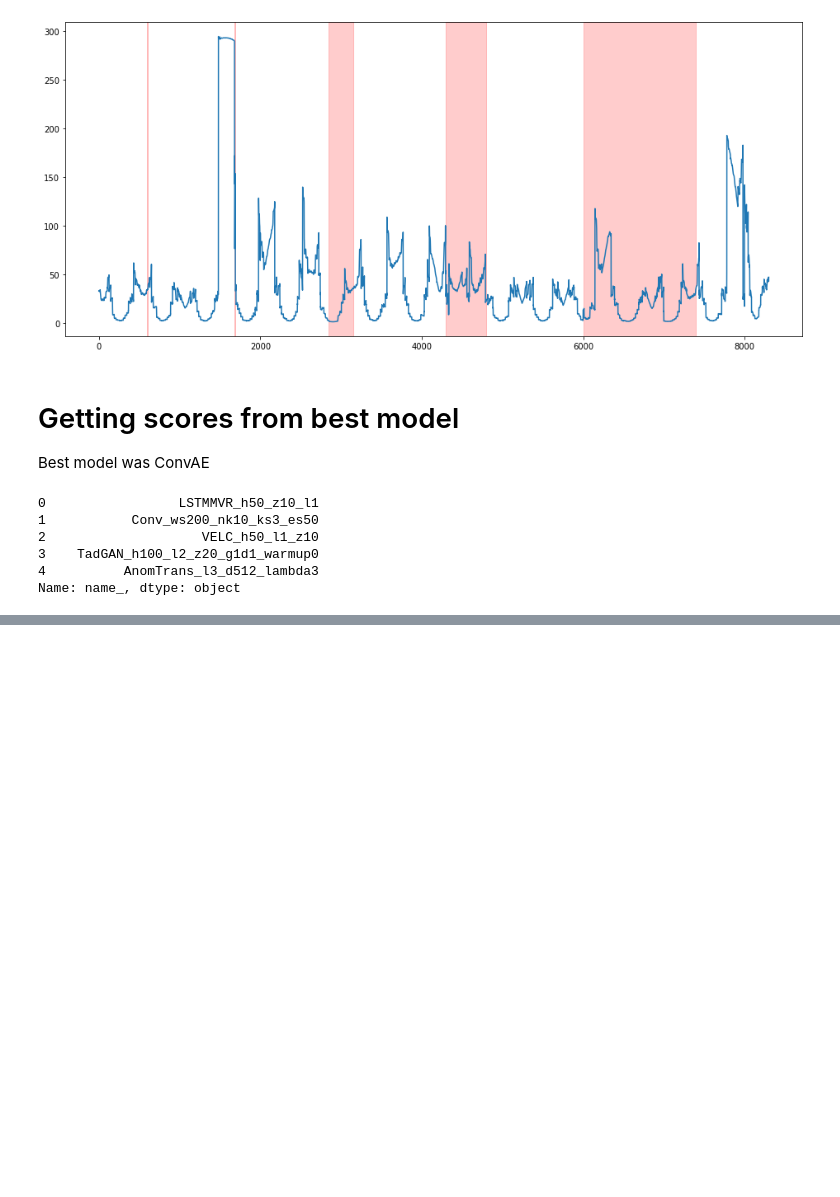
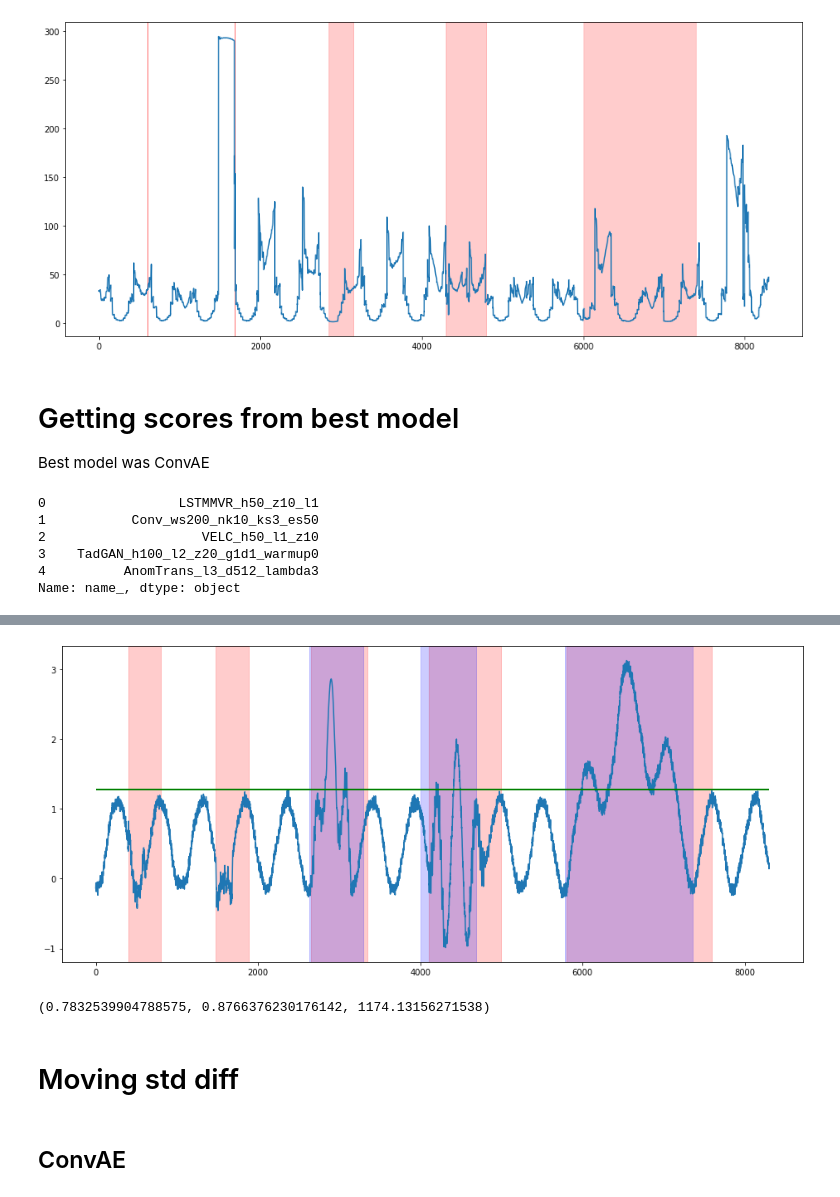
Before and after one commit to Stashq/TS-Forecasting, a Jupyter notebook: notebooks/sin_exp.ipynb, the cells around one changed output, grey strips where cells are left out. Drawn from its saved outputs; the diff is of its cells as text; code cells hidden in the pictures; blank space fills up the shorter version.

```diff
--- a/notebooks/sin_exp.ipynb
+++ b/notebooks/sin_exp.ipynb
@@ -439,0 +456,2 @@ plot_dataset(
+# %%
+convae_train_a_scores = get_a_scores(model, train_dl, window_size)
@@ -439,0 +467,18 @@ plot_dataset(
+# %%
+pred_cls = adjust_point_cls_with_window(pred_cls, window_size, return_point_cls=True)
+true_cls = adjust_point_cls_with_window(test_point_cls, window_size, return_point_cls=False)
+# %%
+true_anom_ranges = get_cls_ids_ranges(test_ds.sequences[0].index, true_cls)
+pred_anom_ranges = get_cls_ids_ranges(test_ds.sequences[0].index, pred_cls)
+plot_dataset(
+    {'conv': convae_a_scores}, figsize=(16,7), hlines={'conv': th},
+    anoms_vrects=[
+        (start - window_size + 1, end - window_size + 1)
+        for start, end in true_anom_ranges],
+    pred_anoms_vrects=[
+        (start - window_size + 1, end - window_size + 1)
+        for start, end in pred_anom_ranges],
+    show_f_name=False, show_legend=False
+);
+# %% [output]
+[figure, added]
@@ -439,0 +487,8 @@ plot_dataset(
+# %%
+fbeta_score(true_cls, pred_cls, beta=1), fbeta_score(true_cls, pred_cls, beta=0.5), wdd_score
+# %% [output]
+(0.7832539904788575, 0.8766376230176142, 1174.13156271538)
+# %% [markdown]
+# Moving std diff
+# %% [markdown]
+## ConvAE
```
Also changed, not shown: parts of 33 cells of this notebook, 16 other files.
